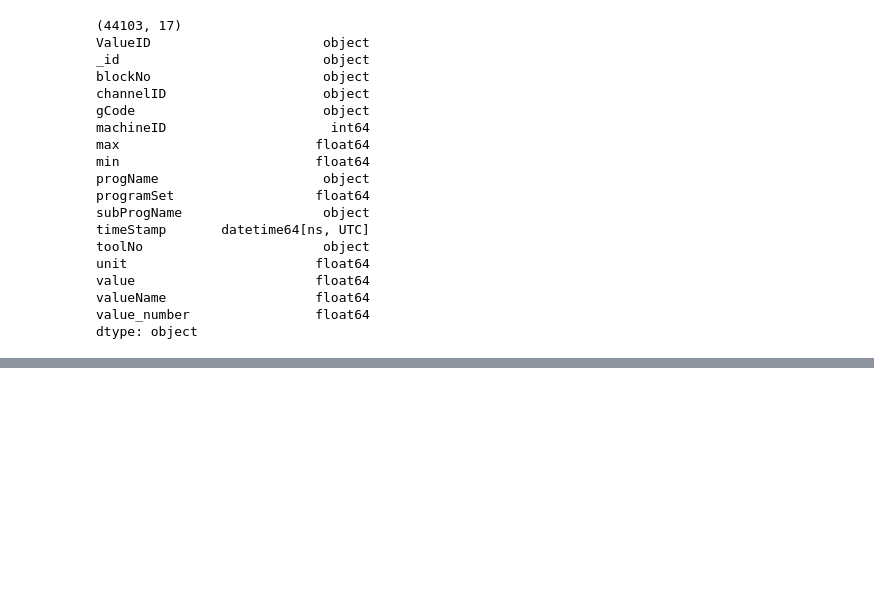
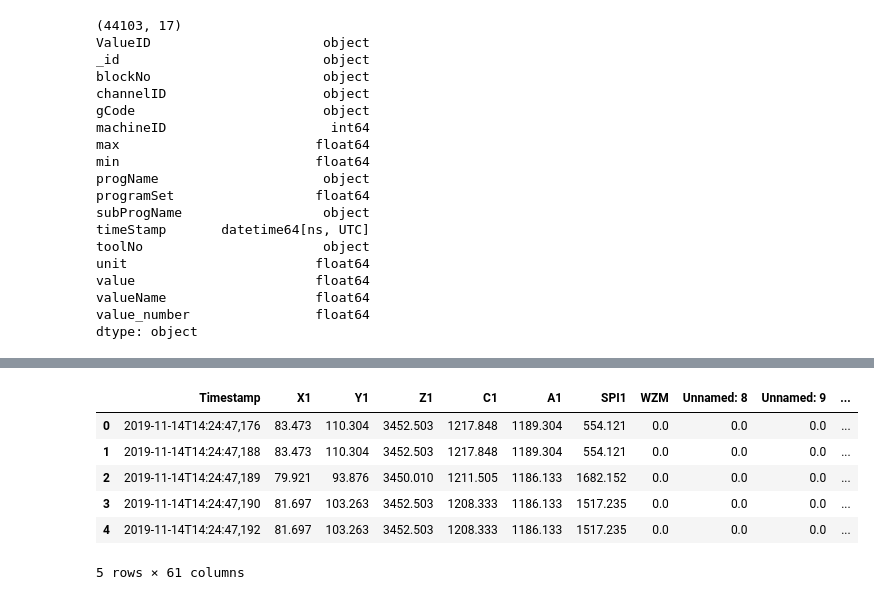
Before and after one commit to Xavubil/master_project_machine_learning, a Jupyter notebook: data_exploration/01-file_parsing.ipynb, the cells around one changed output, grey strips where cells are left out. Saved outputs shown, nothing was run; the diff lists cells and outputs as text; code cells hidden in the pictures; blank space fills up the shorter version.

```diff
--- a/data_exploration/01-file_parsing.ipynb
+++ b/data_exploration/01-file_parsing.ipynb
@@ -69,0 +129,11 @@ df.head()
+# %%
+df_csv5 = pd.read_csv("Achsleistung-2019-11-14T14-24-47.csv", sep=';')
+df_csv5.head()
+# %% [output]
+|  | Timestamp | X1 | Y1 | Z1 | C1 | A1 | SPI1 | WZM | Unnamed: 8 | Unnamed: 9 | ... |
+| 0 | 2019-11-14T14:24:47,176 | 83.473 | 110.304 | 3452.503 | 1217.848 | 1189.304 | 554.121 | 0.0 | 0.0 | 0.0 | ... |
+| 1 | 2019-11-14T14:24:47,188 | 83.473 | 110.304 | 3452.503 | 1217.848 | 1189.304 | 554.121 | 0.0 | 0.0 | 0.0 | ... |
+| 2 | 2019-11-14T14:24:47,189 | 79.921 | 93.876 | 3450.010 | 1211.505 | 1186.133 | 1682.152 | 0.0 | 0.0 | 0.0 | ... |
+| 3 | 2019-11-14T14:24:47,190 | 81.697 | 103.263 | 3452.503 | 1208.333 | 1186.133 | 1517.235 | 0.0 | 0.0 | 0.0 | ... |
+| 4 | 2019-11-14T14:24:47,192 | 81.697 | 103.263 | 3452.503 | 1208.333 | 1186.133 | 1517.235 | 0.0 | 0.0 | 0.0 | ... |
+5 rows × 61 columns
```
Also changed, not shown: parts of 5 cells of this notebook.
